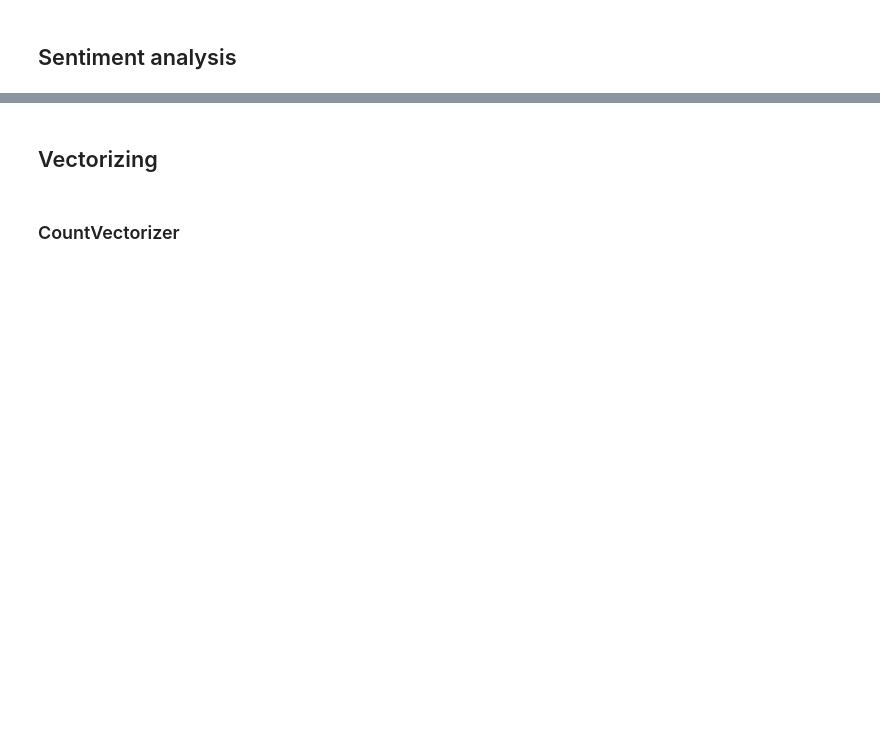
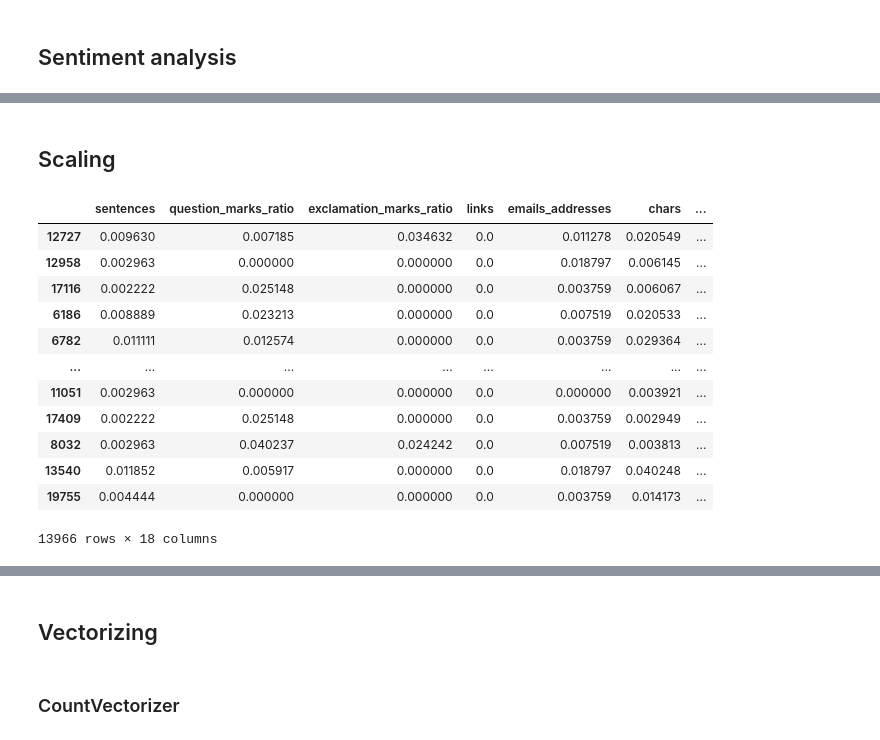
Before and after one commit to szuvarska/NLPClustering, a Jupyter notebook: preprocessing.ipynb, the cells around one changed output, grey strips where cells are left out. Drawn from its saved outputs; the diff is of its cells as text; code cells hidden in the pictures; blank space fills up the shorter version.

```diff
--- a/preprocessing.ipynb
+++ b/preprocessing.ipynb
@@ -266,3 +247,27 @@ df.head()
 | 17116 | try unsubscribe group send email ... | 4 | 0.250000 | 0.000000 | 0 | 1 | 397 | ... |
 | 6186 | article john eaton write thats on... | 13 | 0.230769 | 0.000000 | 0 | 2 | 1334 | ... |
 | 6782 | key question whether nonclipper e... | 16 | 0.125000 | 0.000000 | 0 | 1 | 1906 | ... |
+# %% [markdown]
+## Scaling
+# %%
+df_numeric = df.select_dtypes(include=['float','int'])
+from sklearn.preprocessing import MinMaxScaler
+
+scaler = MinMaxScaler().fit(df_numeric)
+df_numeric = pd.DataFrame(scaler.transform(df_numeric), index=df_numeric.index,
+                                 columns=df_numeric.columns)
+df_numeric
+# %% [output]
+|  | sentences | question_marks_ratio | exclamation_marks_ratio | links | emails_addresses | chars | ... |
+| 12727 | 0.009630 | 0.007185 | 0.034632 | 0.0 | 0.011278 | 0.020549 | ... |
+| 12958 | 0.002963 | 0.000000 | 0.000000 | 0.0 | 0.018797 | 0.006145 | ... |
+| 17116 | 0.002222 | 0.025148 | 0.000000 | 0.0 | 0.003759 | 0.006067 | ... |
+| 6186 | 0.008889 | 0.023213 | 0.000000 | 0.0 | 0.007519 | 0.020533 | ... |
+| 6782 | 0.011111 | 0.012574 | 0.000000 | 0.0 | 0.003759 | 0.029364 | ... |
+| ... | ... | ... | ... | ... | ... | ... | ... |
+| 11051 | 0.002963 | 0.000000 | 0.000000 | 0.0 | 0.000000 | 0.003921 | ... |
+| 17409 | 0.002222 | 0.025148 | 0.000000 | 0.0 | 0.003759 | 0.002949 | ... |
+| 8032 | 0.002963 | 0.040237 | 0.024242 | 0.0 | 0.007519 | 0.003813 | ... |
+| 13540 | 0.011852 | 0.005917 | 0.000000 | 0.0 | 0.018797 | 0.040248 | ... |
+| 19755 | 0.004444 | 0.000000 | 0.000000 | 0.0 | 0.003759 | 0.014173 | ... |
+13966 rows × 18 columns
```
Also changed, not shown: parts of 14 cells of this notebook, 1 other file.
